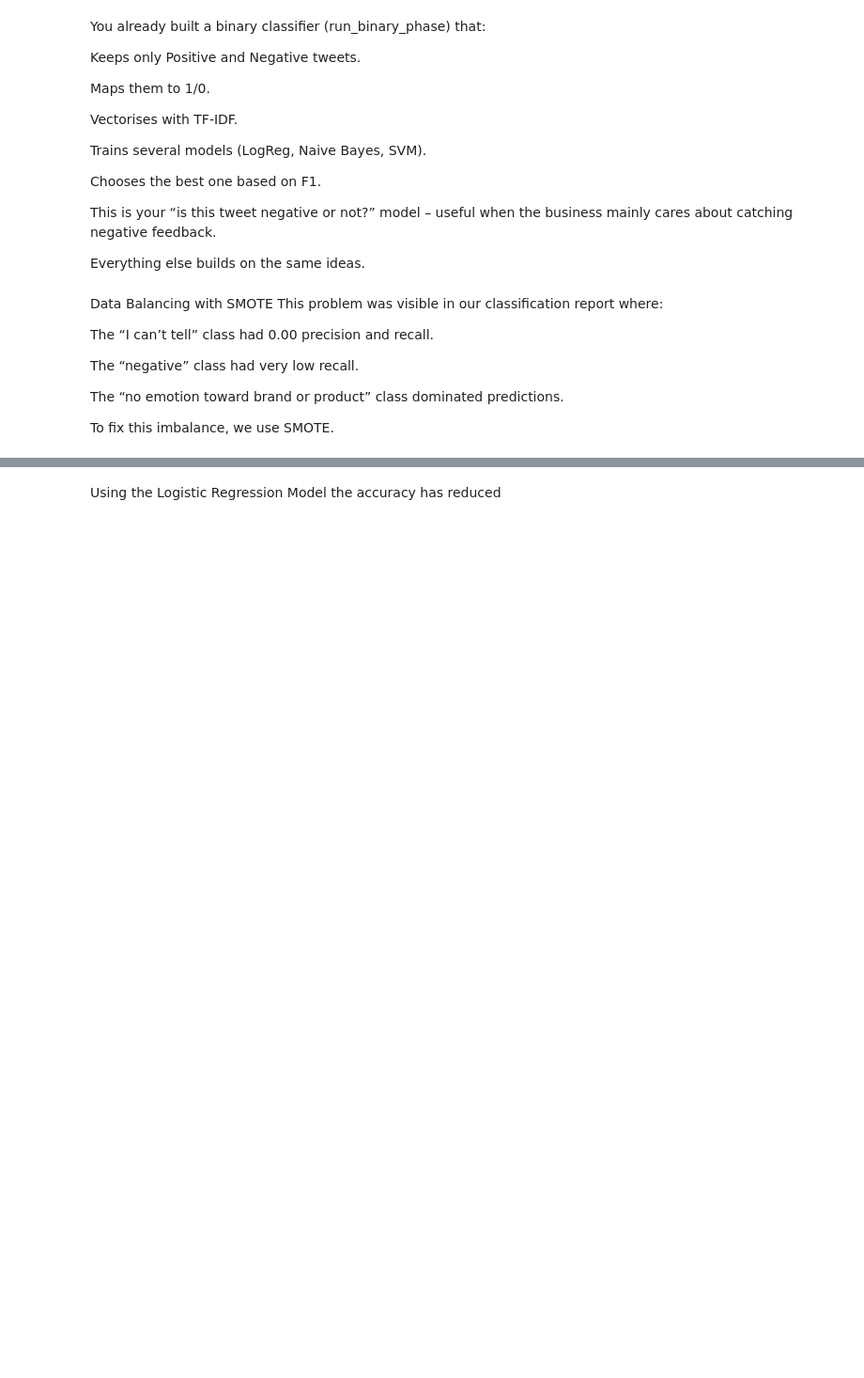
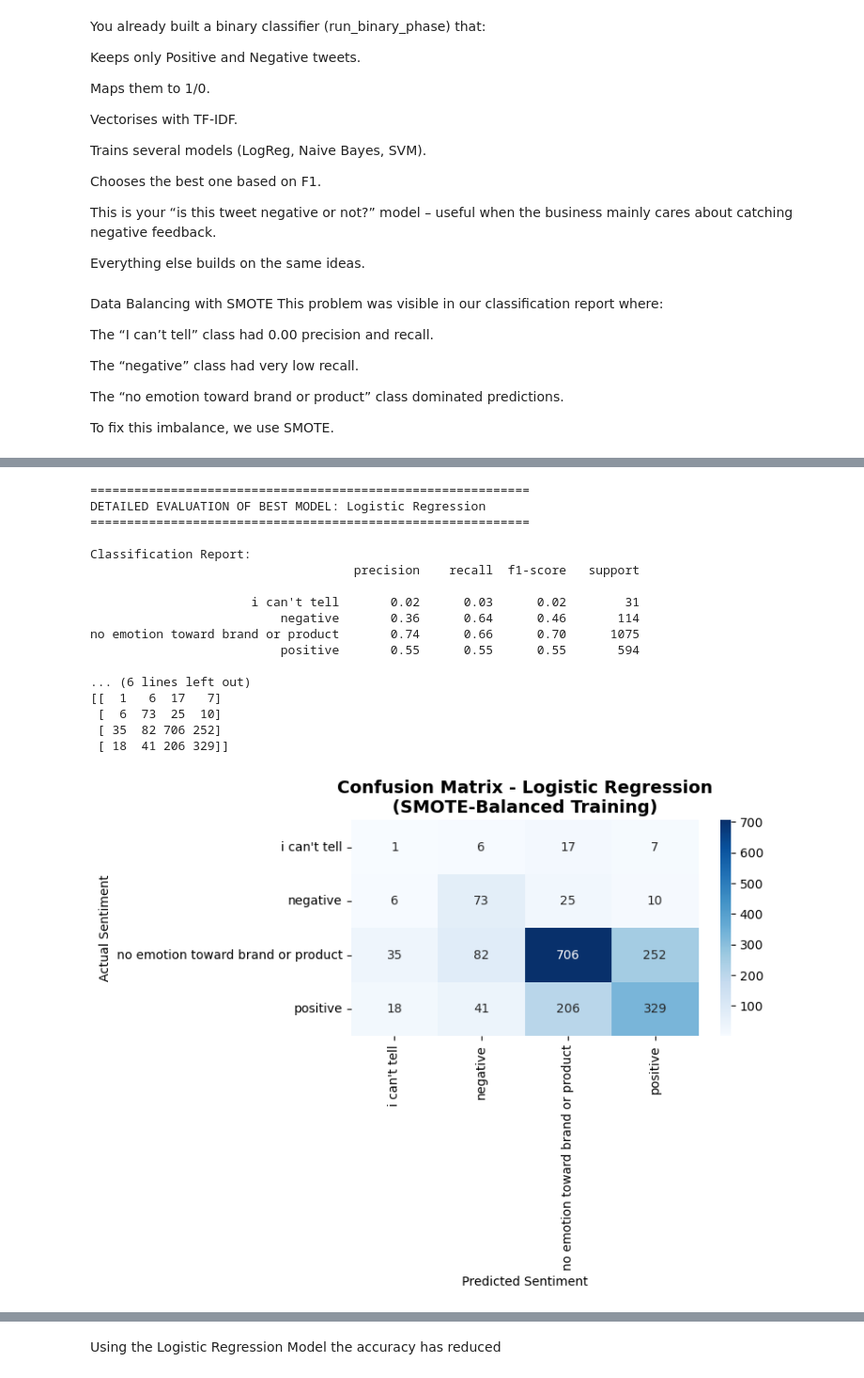
Before and after one commit to Joan-omanyo/dsc-phase-4-project-v3-group-6, a Jupyter notebook: Untitled.ipynb, the cells around one changed output, grey strips where cells are left out. Shown at 94% size. Cells and saved outputs as stored; diff of their text form; code cells hidden in the pictures; blank space fills up the shorter version.

```diff
--- a/Untitled.ipynb
+++ b/Untitled.ipynb
@@ -506,0 +787,47 @@ Name: count, dtype: int64
+# %%
+# --- STEP 8: DETAILED EVALUATION OF BEST MODEL ---
+print("\n" + "="*60)
+print(f"DETAILED EVALUATION OF BEST MODEL: {best_model_name}")
+print("="*60)
+
+# Make predictions with best model
+y_pred_best = best_model.predict(X_test_vec)
+
+# Print classification report
+print("\nClassification Report:")
+print(classification_report(y_test, y_pred_best))
+
+# Confusion Matrix
+print("\nConfusion Matrix:")
+cm = confusion_matrix(y_test, y_pred_best, labels=sorted(y_test.unique()))
+print(cm)
+
+# Visualize confusion matrix
+plt.figure(figsize=(8, 6))
+sns.heatmap(cm, annot=True, fmt='d', cmap='Blues',
+            xticklabels=sorted(y_test.unique()),
+            yticklabels=sorted(y_test.unique()))
+plt.title(f'Confusion Matrix - {best_model_name}\n(SMOTE-Balanced Training)', fontsize=14, fontweight='bold')
+plt.ylabel('Actual Sentiment')
+plt.xlabel('Predicted Sentiment')
+plt.tight_layout()
+plt.show()
+# %% [output]
+============================================================
+DETAILED EVALUATION OF BEST MODEL: Logistic Regression
+============================================================
+
+Classification Report:
+                                    precision    recall  f1-score   support
+
+                      i can't tell       0.02      0.03      0.02        31
+                          negative       0.36      0.64      0.46       114
+no emotion toward brand or product       0.74      0.66      0.70      1075
+                          positive       0.55      0.55      0.55       594
+
+... (6 lines left out)
+[[  1   6  17   7]
+ [  6  73  25  10]
+ [ 35  82 706 252]
+ [ 18  41 206 329]]
+[figure, added]
```
Also changed, not shown: parts of 34 cells of this notebook, 1 other file.
